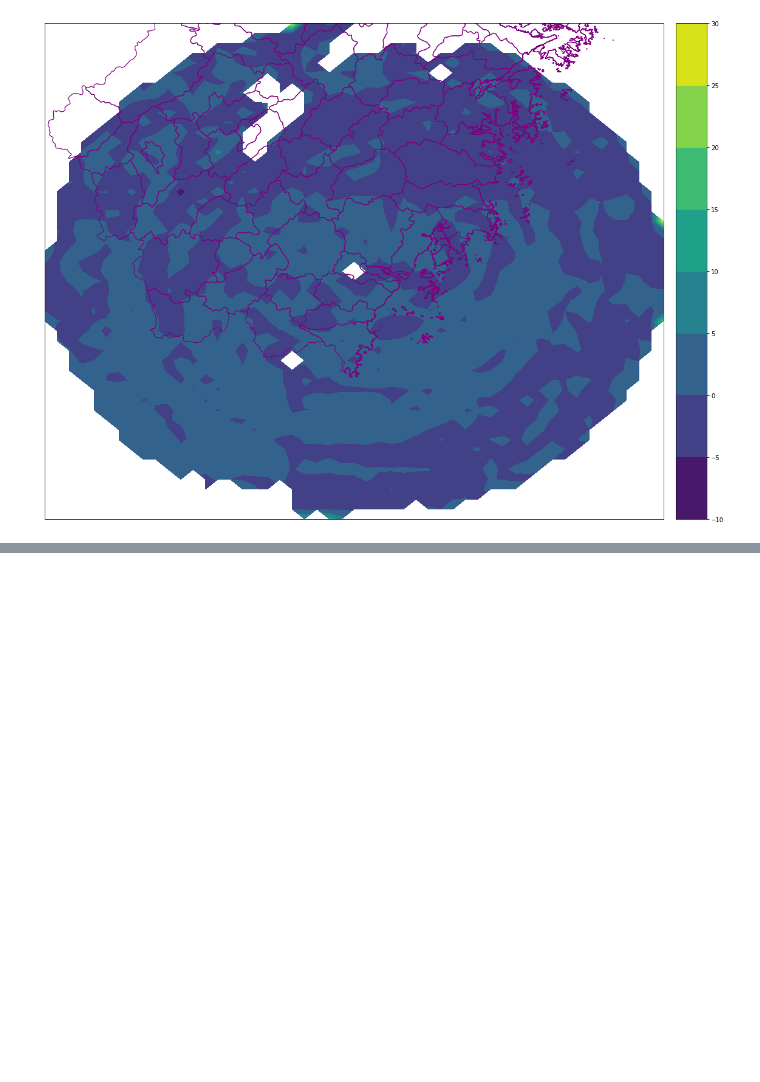
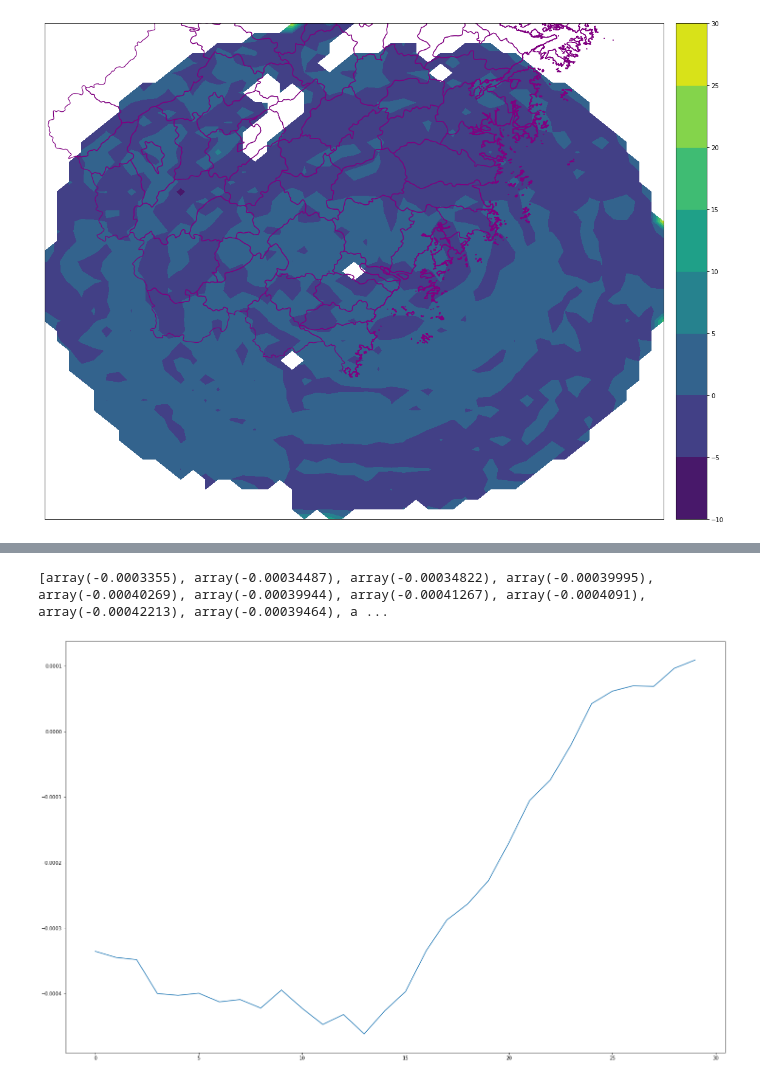
Before and after one commit to liyuan3970/3DVAR_retrive_radar_wind_from_typhoon1909, a Jupyter notebook: ncl/dv/dv.ipynb, the cells around one changed output, grey strips where cells are left out. Drawn from its saved outputs; the diff is of its cells as text; code cells hidden in the pictures; blank space fills up the shorter version.

```diff
--- a/ncl/dv/dv.ipynb
+++ b/ncl/dv/dv.ipynb
@@ -203,0 +265,31 @@ m.colorbar(shade)
+# %%
+### import numpy as np
+
+import xarray as xr
+
+import pandas as pd
+import matplotlib.pyplot as plt
+import cartopy.io.img_tiles as cimgt
+import cartopy.crs as ccrs
+from cartopy.io.shapereader import Reader
+from cartopy.feature import ShapelyFeature
+
+%matplotlib inline
+filepath = "/home/liyuan3970/Data/data/meto_data/radar_typhoon_liqima/wenzhou_rada/dv/all/dv_all.nc"
+f = xr.open_dataset(filepath,decode_times=False)
+dvlist  = []
+def comput():
+    for i in range(30):
+        dv = f.dv[i,3,:,:]
+        da = dv.sel(lat=slice(28.3,28.5), lon=slice(120.9, 121.3))
+        av = da.mean()
+        dvlist.append(av.data)
+comput()
+print(dvlist)
+
+fig = plt.figure(figsize = (25, 16))
+plt.plot(dvlist)
+plt.show()
+# %% [output]
+[array(-0.0003355), array(-0.00034487), array(-0.00034822), array(-0.00039995), array(-0.00040269), array(-0.00039944), array(-0.00041267), array(-0.0004091), array(-0.00042213), array(-0.00039464), a ...
+[figure, added]
```
Also changed, not shown: parts of 13 cells of this notebook, 29 other files.
